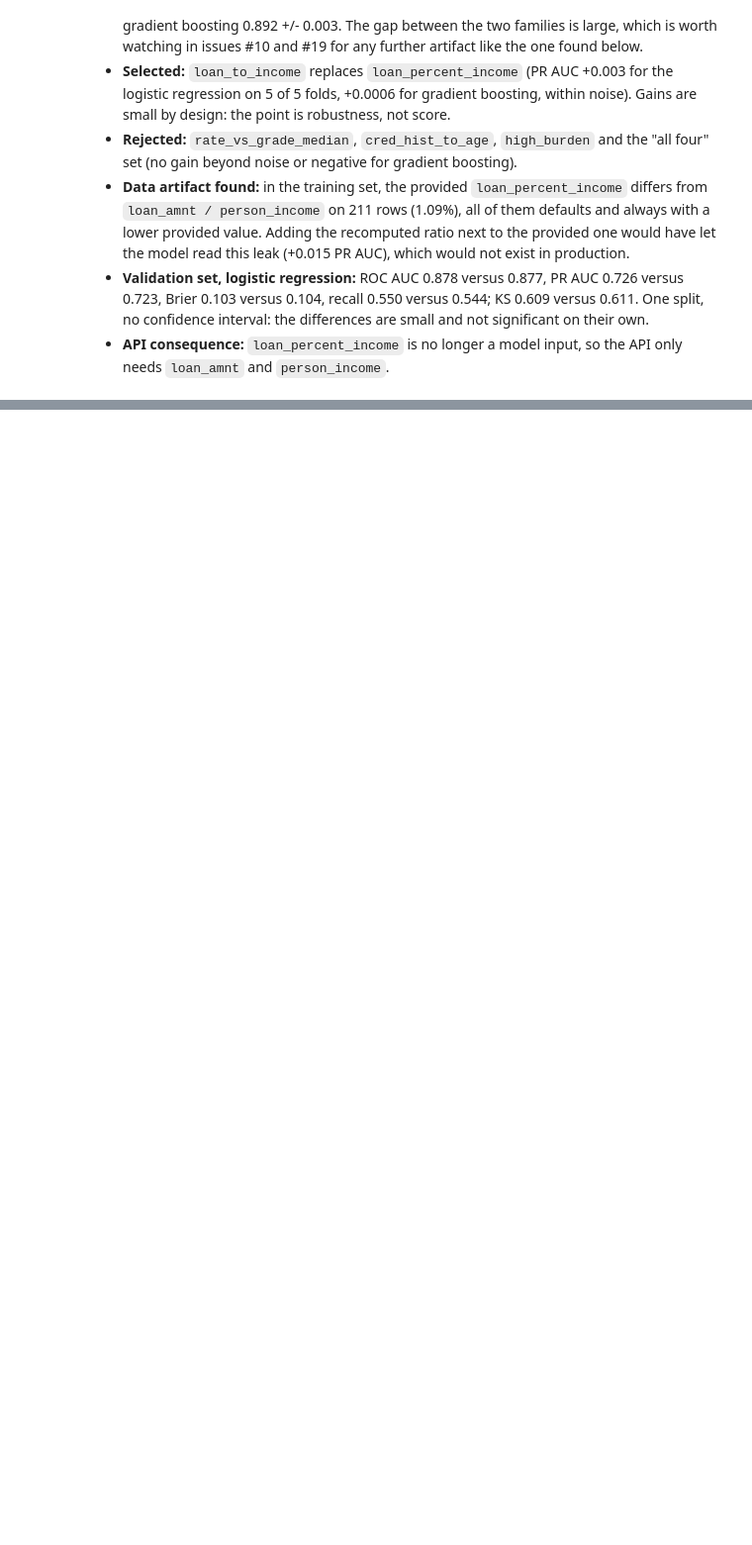
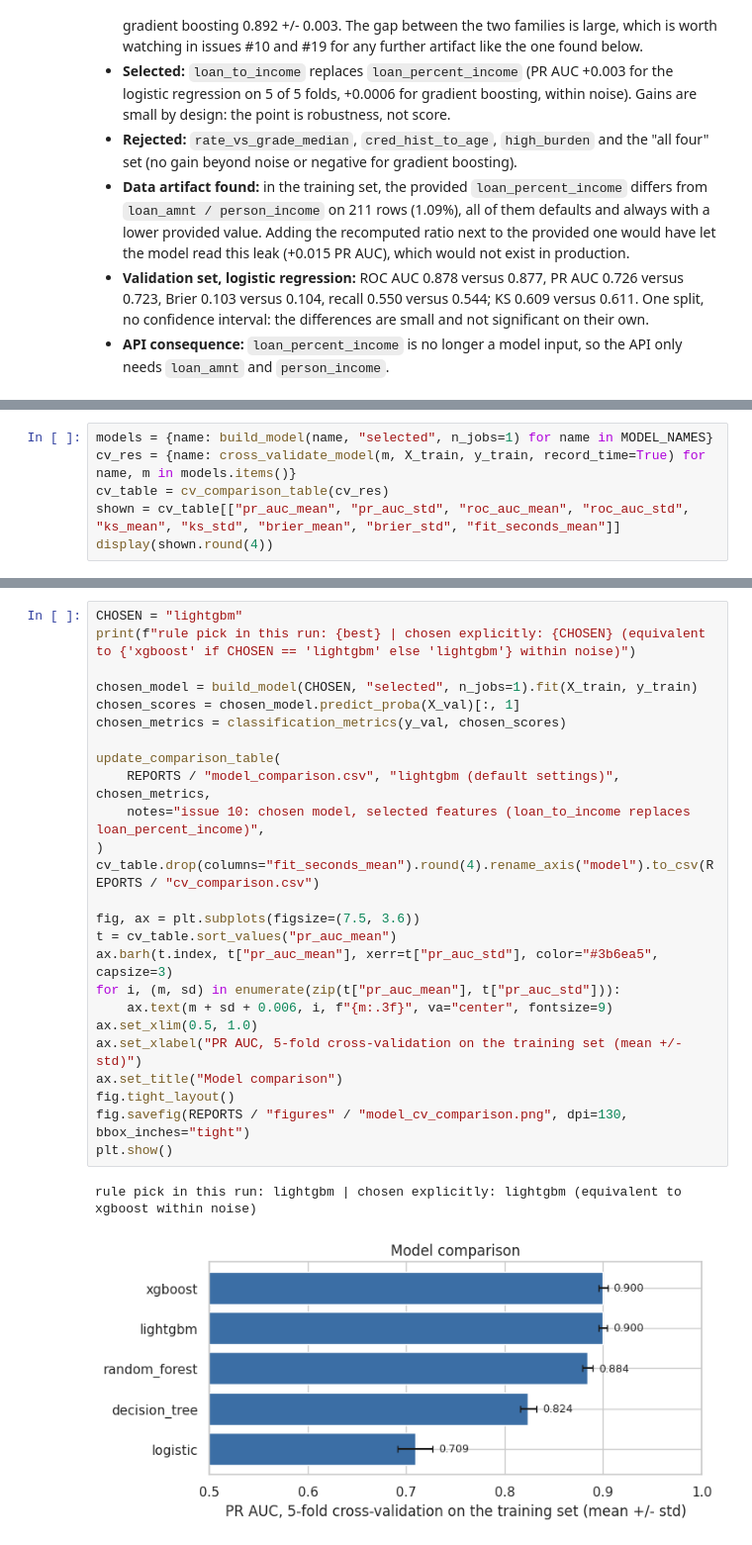
Before and after one commit to cheickbougoum90-web/credit-risk-scoring, a Jupyter notebook: notebooks/02_modeling_experiments.ipynb, the cells around one changed output, grey strips where cells are left out. Shown at 99% size. Drawn from its saved outputs; the diff is of its cells as text; blank space fills up the shorter version.

Commit message:
Add model comparison and class imbalance study. Closes #10 Closes #11

```diff
--- a/notebooks/02_modeling_experiments.ipynb
+++ b/notebooks/02_modeling_experiments.ipynb
@@ -410,0 +436,6 @@ print(comparison_to_markdown(table))
+# %%
+models = {name: build_model(name, "selected", n_jobs=1) for name in MODEL_NAMES}
+cv_res = {name: cross_validate_model(m, X_train, y_train, record_time=True) for name, m in models.items()}
+cv_table = cv_comparison_table(cv_res)
+shown = cv_table[["pr_auc_mean", "pr_auc_std", "roc_auc_mean", "roc_auc_std", "ks_mean", "ks_std", "brier_mean", "brier_std", "fit_seconds_mean"]]
+display(shown.round(4))
@@ -410,0 +572,28 @@ print(comparison_to_markdown(table))
+# %%
+CHOSEN = "lightgbm"
+print(f"rule pick in this run: {best} | chosen explicitly: {CHOSEN} (equivalent to {'xgboost' if CHOSEN == 'lightgbm' else 'lightgbm'} within noise)")
+
+chosen_model = build_model(CHOSEN, "selected", n_jobs=1).fit(X_train, y_train)
+chosen_scores = chosen_model.predict_proba(X_val)[:, 1]
+chosen_metrics = classification_metrics(y_val, chosen_scores)
+
+update_comparison_table(
+    REPORTS / "model_comparison.csv", "lightgbm (default settings)", chosen_metrics,
+    notes="issue 10: chosen model, selected features (loan_to_income replaces loan_percent_income)",
+)
+cv_table.drop(columns="fit_seconds_mean").round(4).rename_axis("model").to_csv(REPORTS / "cv_comparison.csv")
+
+fig, ax = plt.subplots(figsize=(7.5, 3.6))
+t = cv_table.sort_values("pr_auc_mean")
+ax.barh(t.index, t["pr_auc_mean"], xerr=t["pr_auc_std"], color="#3b6ea5", capsize=3)
+for i, (m, sd) in enumerate(zip(t["pr_auc_mean"], t["pr_auc_std"])):
+    ax.text(m + sd + 0.006, i, f"{m:.3f}", va="center", fontsize=9)
+ax.set_xlim(0.5, 1.0)
+ax.set_xlabel("PR AUC, 5-fold cross-validation on the training set (mean +/- std)")
+ax.set_title("Model comparison")
+fig.tight_layout()
+fig.savefig(REPORTS / "figures" / "model_cv_comparison.png", dpi=130, bbox_inches="tight")
+plt.show()
+# %% [output]
+rule pick in this run: lightgbm | chosen explicitly: lightgbm (equivalent to xgboost within noise)
+[figure, added]
```
Also changed, not shown: parts of 21 cells of this notebook, 13 other files.
